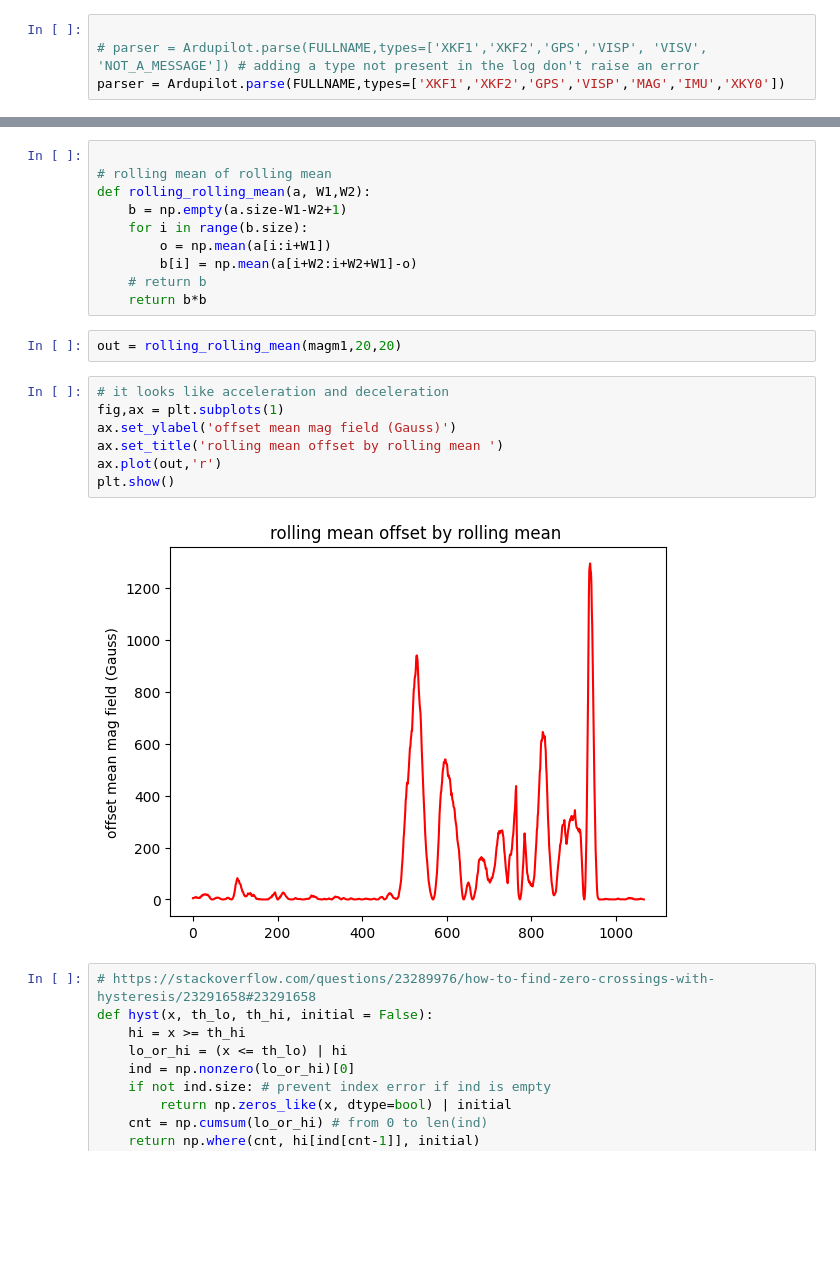
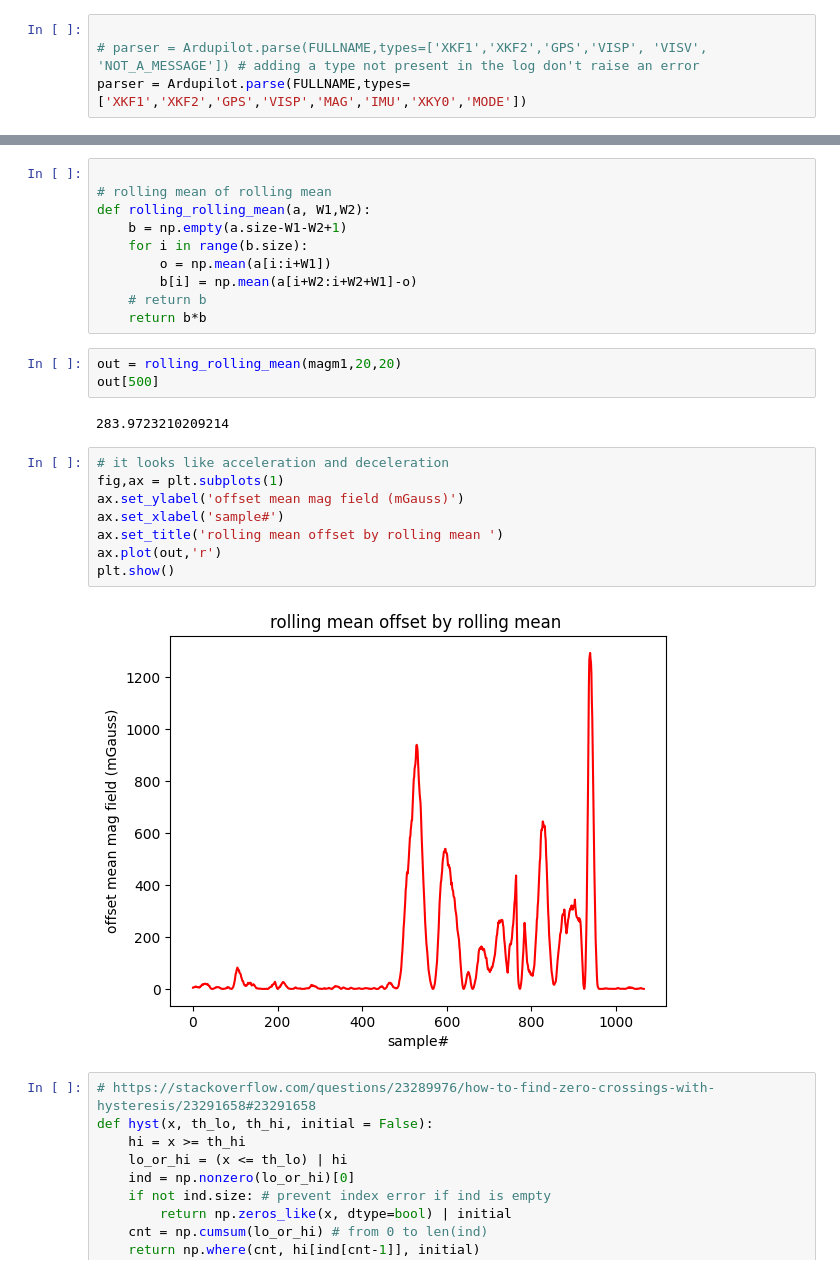
Before and after one commit to diplodocuslongus/ardupilot2know, a Jupyter notebook: param_log_msg/load_ardupilot_bin_log_mag_gps_train.ipynb, the cells around one changed output, grey strips where cells are left out. Saved outputs shown, nothing was run; the diff lists cells and outputs as text; blank space fills up the shorter version.

```diff
--- a/param_log_msg/load_ardupilot_bin_log_mag_gps_train.ipynb
+++ b/param_log_msg/load_ardupilot_bin_log_mag_gps_train.ipynb
@@ -53,7 +53,7 @@ FULLNAME = f'{PATH2FILES}/{LOGNAME}'
 # %%
 
 # parser = Ardupilot.parse(FULLNAME,types=['XKF1','XKF2','GPS','VISP', 'VISV', 'NOT_A_MESSAGE']) # adding a type not present in the log don't raise an error
-parser = Ardupilot.parse(FULLNAME,types=['XKF1','XKF2','GPS','VISP','MAG','IMU','XKY0'])
+parser = Ardupilot.parse(FULLNAME,types=['XKF1','XKF2','GPS','VISP','MAG','IMU','XKY0','MODE'])
 # %%
 mydf = parser.dfs['PARM']
 print(mydf[mydf['Name'].str.contains('KF')])
@@ -639,15 +683,19 @@ def rolling_rolling_mean(a, W1,W2):
     return b*b
 # %%
 out = rolling_rolling_mean(magm1,20,20)
+out[500]
+# %% [output]
+283.9723210209214
 # %%
 # it looks like acceleration and deceleration
 fig,ax = plt.subplots(1)
-ax.set_ylabel('offset mean mag field (Gauss)')
+ax.set_ylabel('offset mean mag field (mGauss)')
+ax.set_xlabel('sample#')
 ax.set_title('rolling mean offset by rolling mean ')
 ax.plot(out,'r')
 plt.show()
 # %% [output]
-[figure, old version]
+[figure, new version]
 # %%
 # https://stackoverflow.com/questions/23289976/how-to-find-zero-crossings-with-hysteresis/23291658#23291658
 def hyst(x, th_lo, th_hi, initial = False):
```
Also changed, not shown: parts of 16 cells of this notebook, 4 other files.
